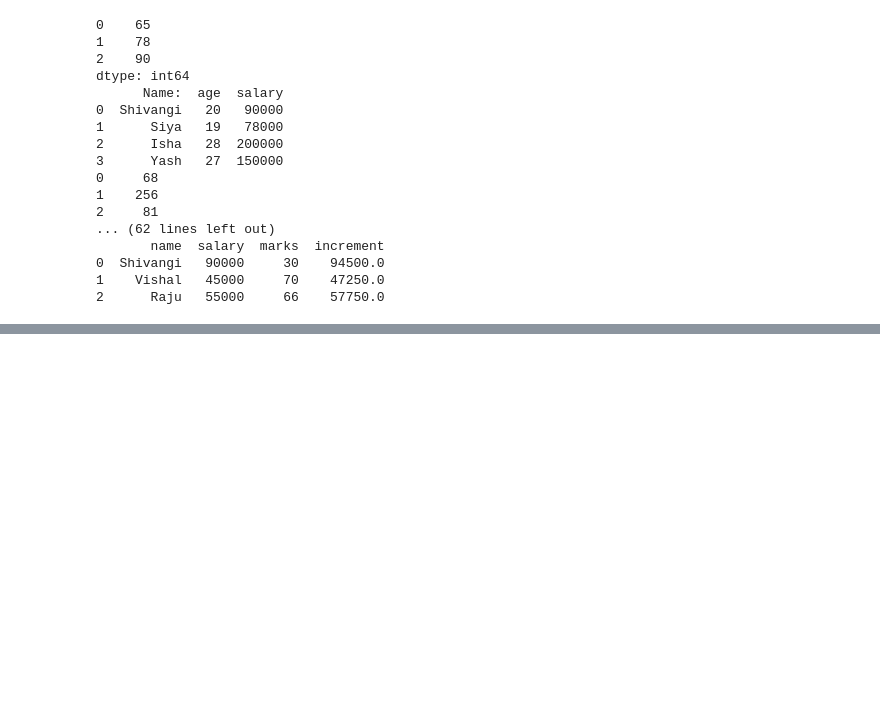
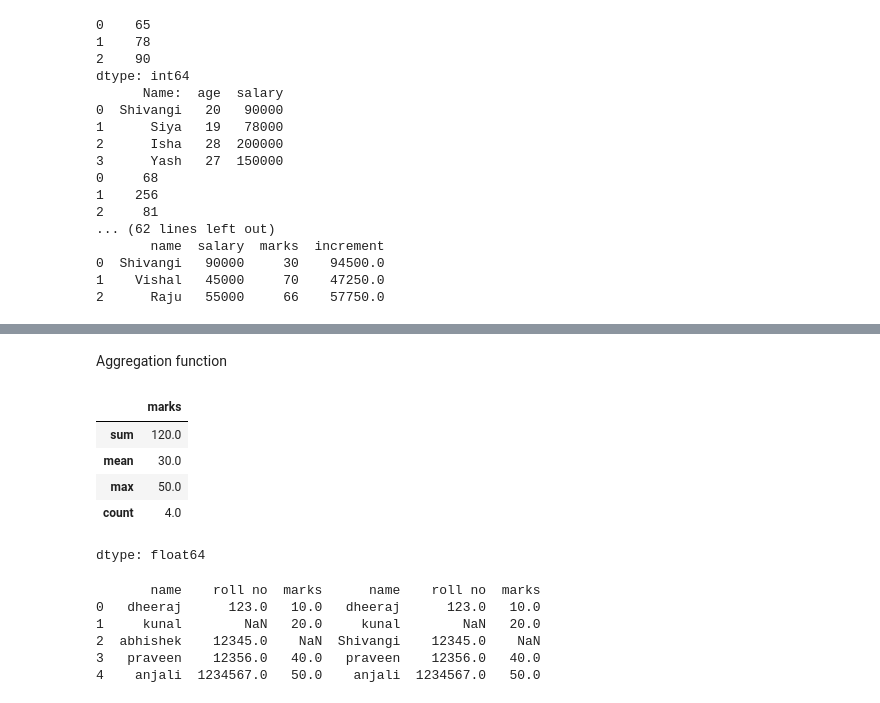
Before and after one commit to Shivangi144/Data-science-, a Jupyter notebook: practice.ipynb, the cells around one changed output, grey strips where cells are left out. Saved outputs shown, nothing was run; the diff lists cells and outputs as text; code cells hidden in the pictures; blank space fills up the shorter version.

```diff
--- a/practice.ipynb
+++ b/practice.ipynb
@@ -1139,0 +1217,34 @@ print(df[(df["maths"] >= 88) & (df["physics"] > 89) & (df["gender"]=="Male")]["n
+# %% [markdown]
+Aggregation function
+# %%
+#aggregation & group by
+import pandas as pd
+url = "https://raw.githubusercontent.com/rajendra0968jangid/Ds-Arya/main/file2.json"
+df = pd.read_json(url)
+df['marks'].sum()
+df['marks'].mean()
+df['marks'].max()
+df['marks'].count()
+df['marks'].agg(["sum","mean","max","count"])
+# %% [output]
+|  | marks |
+| sum | 120.0 |
+| mean | 30.0 |
+| max | 50.0 |
+| count | 4.0 |
+dtype: float64
+# %%
+import pandas as pd
+url = "https://raw.githubusercontent.com/rajendra0968jangid/Ds-Arya/main/file2.json"
+df = pd.read_json(url)
+df1 = pd.read_json(url)
+#pd.concat([df,df1]) # by default row
+df1.loc[2,"name"] = "Shivangi"
+print(pd.concat([df,df1],axis = 1))
+# %% [output]
+       name    roll no  marks      name    roll no  marks
+0   dheeraj      123.0   10.0   dheeraj      123.0   10.0
+1     kunal        NaN   20.0     kunal        NaN   20.0
+2  abhishek    12345.0    NaN  Shivangi    12345.0    NaN
+3   praveen    12356.0   40.0   praveen    12356.0   40.0
+4    anjali  1234567.0   50.0    anjali  1234567.0   50.0
```
Also changed, not shown: parts of 3 cells of this notebook.
